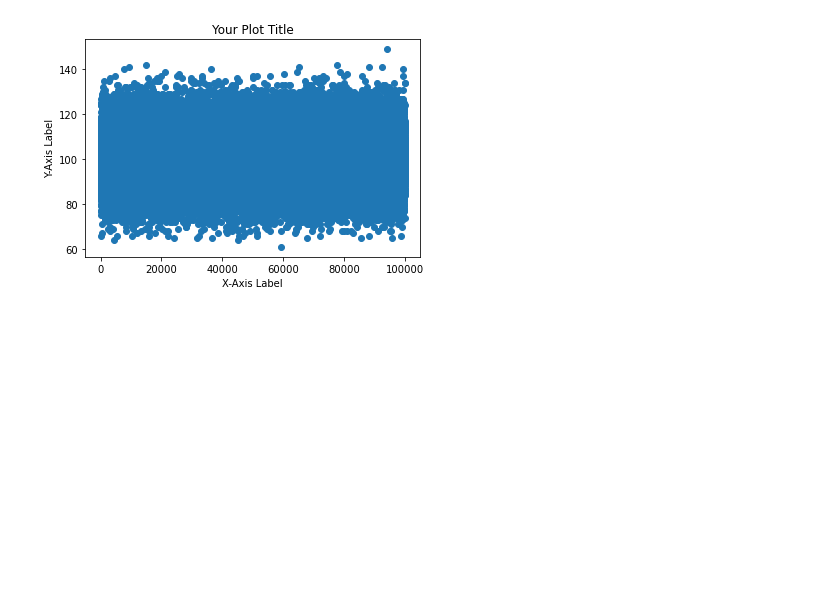
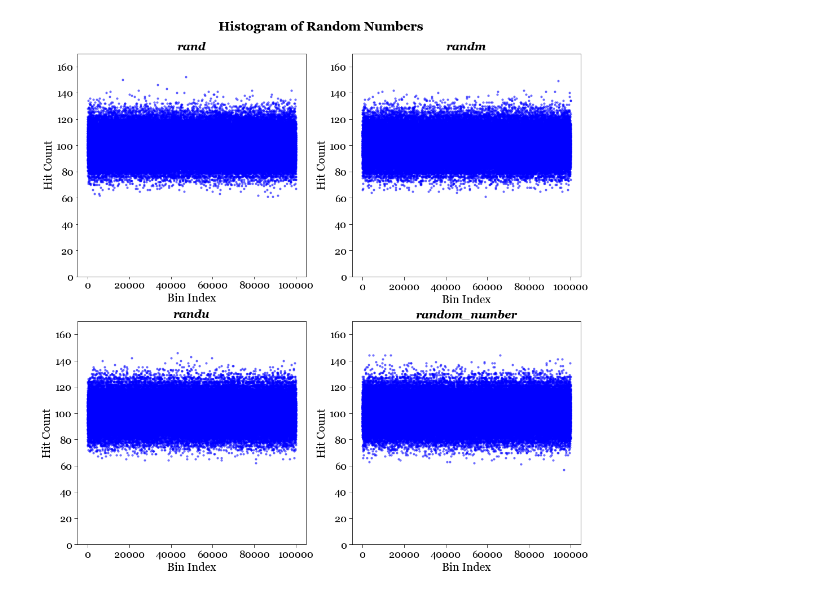
Before and after one commit to chew-in/computational_physics, a Jupyter notebook: RNG/RNG_analysis.ipynb, the cells around one changed output. Saved outputs shown, nothing was run; the diff lists cells and outputs as text; code cells hidden in the pictures; blank space fills up the shorter version.

Commit message:
histogram done

```diff
--- a/RNG/RNG_analysis.ipynb
+++ b/RNG/RNG_analysis.ipynb
@@ -4,0 +25,6 @@ data = pd.read_csv('rndtest.out1', header=None, names=['col1'])
+# %%
+font = {'family': 'Georgia', 'color':  'black', 'weight': 'normal', 'size': 20}
+title_font = {'family': 'Georgia', 'color':  'black', 'weight': 'bold', 'style': 'italic', 'size': 20}
+suptitle_font = FontProperties(family='Georgia', weight='bold', size=22)
+legend_font = FontProperties(family='Georgia', weight='normal', size=16)
+tick_font = {'family': 'Georgia', 'size': 18}
@@ -5,3 +33,13 @@ data = pd.read_csv('rndtest.out1', header=None, names=['col1'])
 # %%
-df = pd.DataFrame(data)
+data_randm = pd.read_csv('rndtest_randm.out1', header=None, names=['col1'])
+df_randm = pd.DataFrame(data_randm)
+
+data_rand = pd.read_csv('rndtest_rand.out1', header=None, names=['col1'])
+df_rand = pd.DataFrame(data_rand)
+
+data_random_number = pd.read_csv('rndtest_random_number.out1', header=None, names=['col1'])
+df_random_number = pd.DataFrame(data_random_number)
+
+data_randu = pd.read_csv('rndtest_randu.out1', header=None, names=['col1'])
+df_randu = pd.DataFrame(data_randu)
 # %%
@@ -40,9 +116,60 @@ df.head()
 # %%
-# Create a line plot of data
-plt.scatter(df['bin#'], df['hits'])
-plt.xlabel('X-Axis Label')
-plt.ylabel('Y-Axis Label')
-plt.title('Your Plot Title')
+# Create a figure with a specific size (e.g., 10 inches wide and 8 inches tall)
+fig, axs = plt.subplots(2, 2, figsize=(16, 16))
+
+# Create individual plots for each subplot
+axs[0, 0].scatter(df_rand['bin#'], df_rand['hits'], marker='o', color='blue', s=10, \
+            alpha=0.5, label='Data Points')
+axs[0, 0].set_ylim(0, 170)  # Set the y-axis limits
+axs[0, 0].set_title('rand', fontdict=title_font)
+axs[0, 0].set_xlabel('Bin Index', fontdict=font)
+axs[0, 0].set_ylabel('Hit Count', fontdict=font)
+axs[0, 0].set_xticklabels(ax.get_xticks(), fontdict=tick_font)
+axs[0, 0].set_yticklabels(ax.get_yticks(), fontdict=tick_font)
+axs[0, 0].xaxis.set_major_formatter(StrMethodFormatter('{x:.0f}'))
+axs[0, 0].yaxis.set_major_formatter(StrMethodFormatter('{x:.0f}'))
+
+axs[0, 1].scatter(df_randm['bin#'], df_randm['hits'], marker='o', color='blue', s=10, \
+            alpha=0.5, label='Data Points')
+axs[0, 1].set_ylim(0, 170)  # Set the y-axis limits
+axs[0, 1].set_title('randm', fontdict=title_font)
+axs[0, 1].set_xlabel('Bin Index', fontdict=font)
+axs[0, 1].set_ylabel('Hit Count', fontdict=font)
+axs[0, 1].tick_params(axis='both', which='major', labelsize=18, length=6)  # Adjust label size and tick length
+axs[0, 1].set_xticklabels(ax.get_xticks(), fontdict=tick_font)
+axs[0, 1].set_yticklabels(ax.get_yticks(), fontdict=tick_font)
+axs[0, 1].xaxis.set_major_formatter(StrMethodFormatter('{x:.0f}'))
+axs[0, 1].yaxis.set_major_formatter(StrMethodFormatter('{x:.0f}'))
+
+axs[1, 0].scatter(df_randu['bin#'], df_randu['hits'], marker='o', color='blue', s=10, \
+            alpha=0.5, label='Data Points')
+axs[1, 0].set_ylim(0, 170)  # Set the y-axis limits
+axs[1, 0].set_title('randu', fontdict=title_font)
+axs[1, 0].set_xlabel('Bin Index', fontdict=font)
+axs[1, 0].set_ylabel('Hit Count', fontdict=font)
+axs[1, 0].tick_params(axis='both', which='major', labelsize=18, length=6)  # Adjust label size and tick length
+axs[1, 0].set_xticklabels(ax.get_xticks(), fontdict=tick_font)
+axs[1, 0].set_yticklabels(ax.get_yticks(), fontdict=tick_font)
+axs[1, 0].xaxis.set_major_formatter(StrMethodFormatter('{x:.0f}'))
+axs[1, 0].yaxis.set_major_formatter(StrMethodFormatter('{x:.0f}'))
+
+axs[1, 1].scatter(df_random_number['bin#'], df_random_number['hits'], marker='o', color='blue', s=10, \
+            alpha=0.5, label='Data Points')
+axs[1, 1].set_ylim(0, 170)  # Set the y-axis limits
+axs[1, 1].set_title('random_number', fontdict=title_font)
+axs[1, 1].set_xlabel('Bin Index', fontdict=font)
+axs[1, 1].set_ylabel('Hit Count', fontdict=font)
+axs[1, 1].tick_params(axis='both', which='major', labelsize=18, length=6)  # Adjust label size and tick length
+axs[1, 1].set_xticklabels(ax.get_xticks(), fontdict=tick_font)
+axs[1, 1].set_yticklabels(ax.get_yticks(), fontdict=tick_font)
+axs[1, 1].xaxis.set_major_formatter(StrMethodFormatter('{x:.0f}'))
+axs[1, 1].yaxis.set_major_formatter(StrMethodFormatter('{x:.0f}'))
+
+fig.suptitle('Histogram of Random Numbers', fontproperties=suptitle_font, y=0.93)
+
+plt.gcf().set_facecolor('white')
+# plt.tight_layout()
+plt.savefig('RNG_histogram_plots.png')
 plt.show()
 # %% [output]
-[figure, old version]
+[figure, new version]
```
Also changed, not shown: parts of 14 cells of this notebook, 12 other files.
